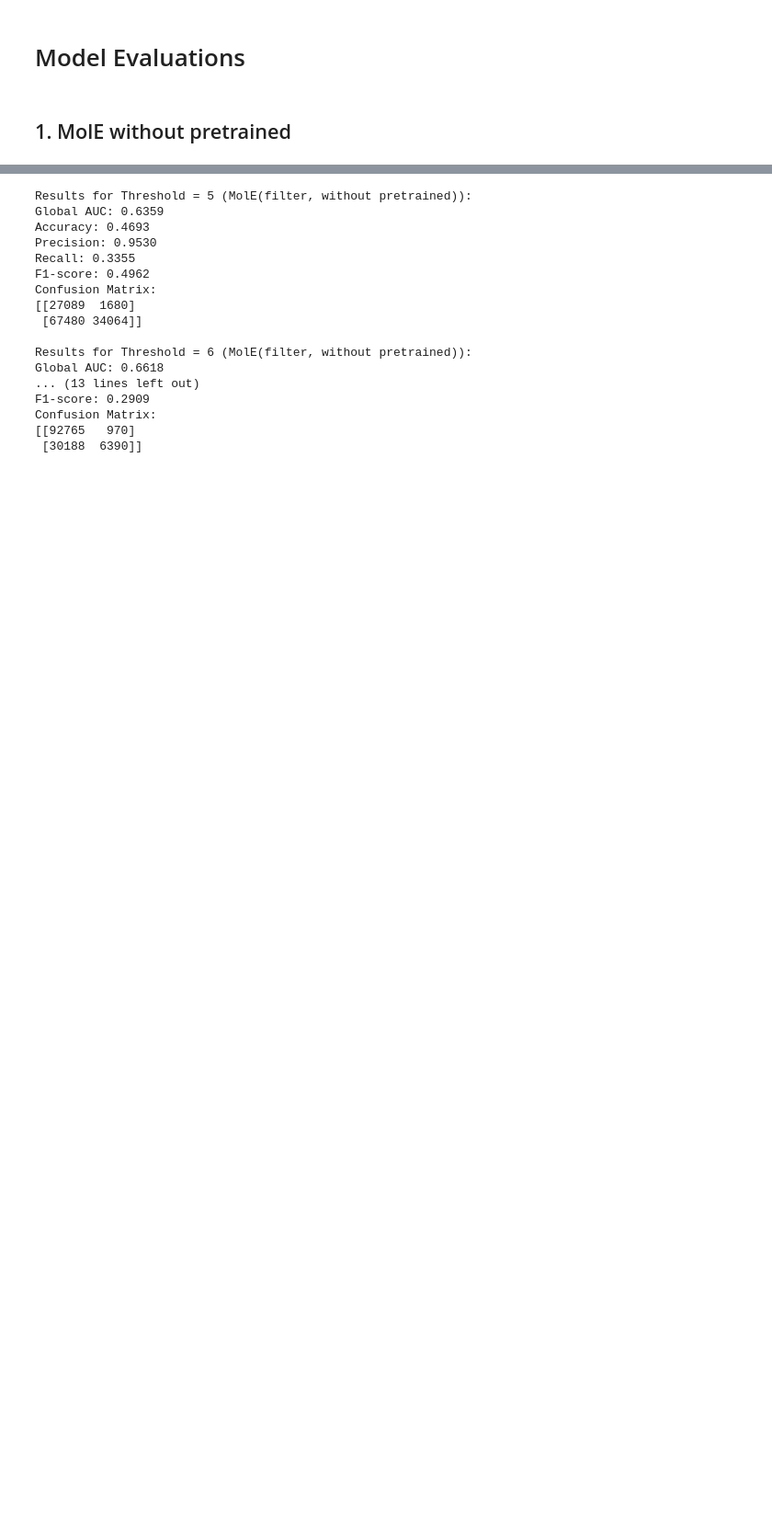
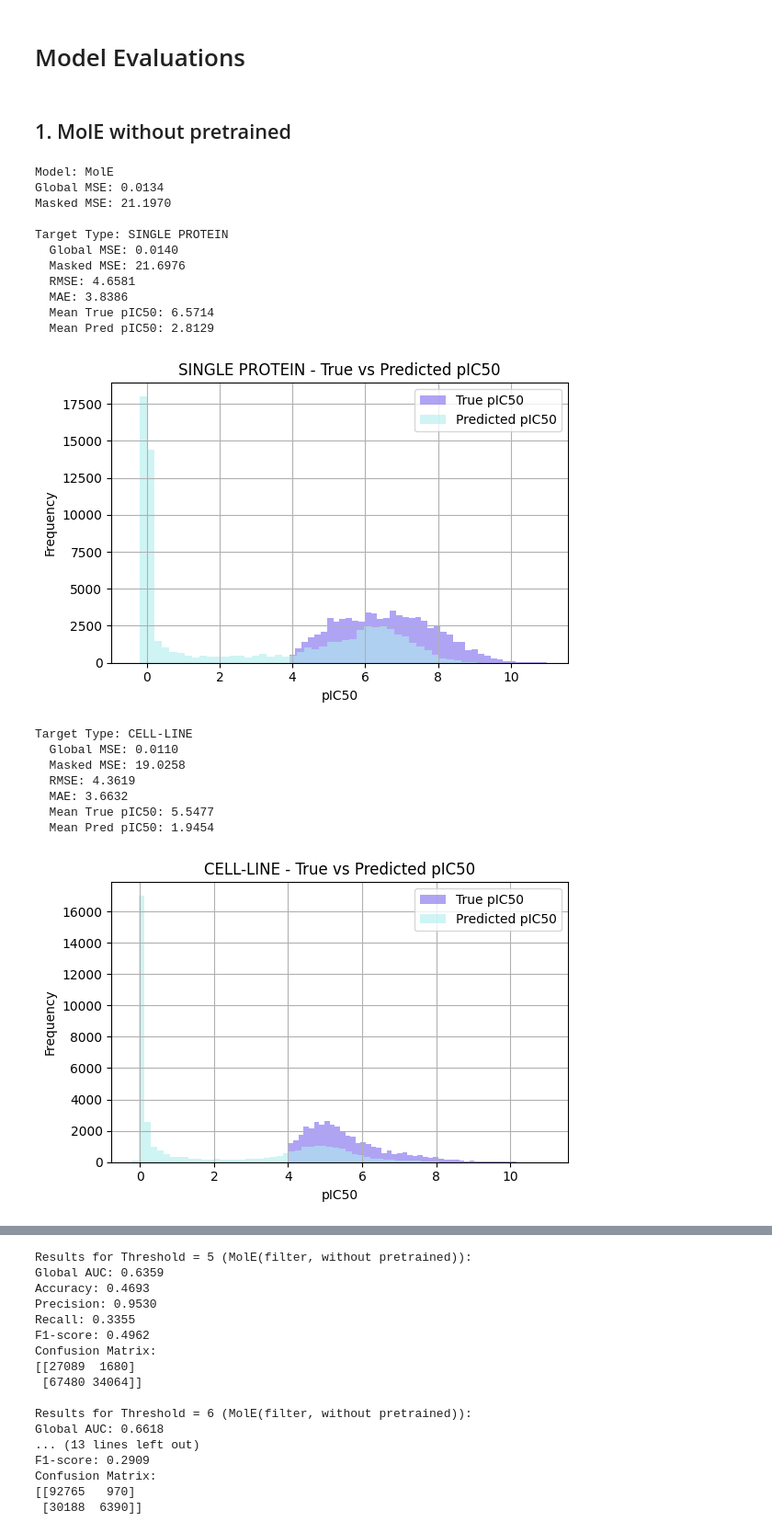
Before and after one commit to Liujing-1016/Scaling_Affinity_Prediction, a Jupyter notebook: notebooks/Models_Evaluations_filter.ipynb, the cells around one changed output, grey strips where cells are left out. Shown at 92% size. Cells and saved outputs as stored; diff of their text form; code cells hidden in the pictures; blank space fills up the shorter version.

```diff
--- a/notebooks/Models_Evaluations_filter.ipynb
+++ b/notebooks/Models_Evaluations_filter.ipynb
@@ -208,0 +223,5 @@ def calculate_global_regression_metrics(df0, df1, model_name="Unknown"):
+# %%
+def load_target_dictionary(file_path):
+    df = pd.read_csv(file_path, header=None)
+    target_dict = dict(zip(df[0], df[1]))
+    return target_dict
@@ -212,3 +510,31 @@ def calculate_global_regression_metrics(df0, df1, model_name="Unknown"):
 ## 1. MolE without pretrained
 # %%
 df1 = pd.read_parquet('../data/results/predictions_MolE_filter.parquet')
+# %%
+results = calculate_mse_all(
+    df00, df1,
+    target_dict_path="../data/raw_filter_20/target_to_index.csv",
+    mapping_path="../data/raw/target_mapping.csv",
+    model_name="MolE"
+)
+# %% [output]
+Model: MolE
+Global MSE: 0.0134
+Masked MSE: 21.1970
+
+Target Type: SINGLE PROTEIN
+  Global MSE: 0.0140
+  Masked MSE: 21.6976
+  RMSE: 4.6581
+  MAE: 3.8386
+  Mean True pIC50: 6.5714
+  Mean Pred pIC50: 2.8129
+[figure, added]
+Target Type: CELL-LINE
+  Global MSE: 0.0110
+  Masked MSE: 19.0258
+  RMSE: 4.3619
+  MAE: 3.6632
+  Mean True pIC50: 5.5477
+  Mean Pred pIC50: 1.9454
+[figure, added]
```
Also changed, not shown: parts of 34 cells of this notebook, 4 other files.
